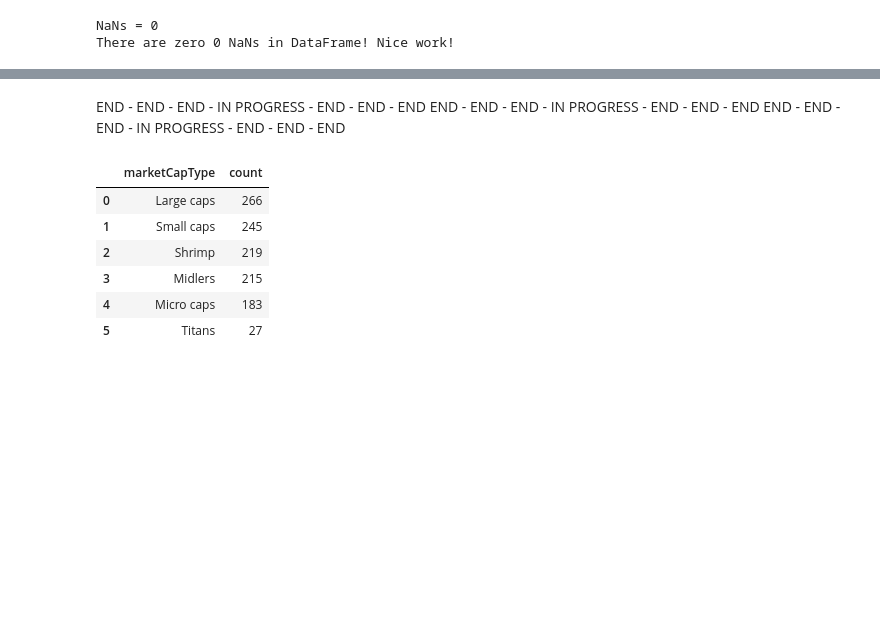
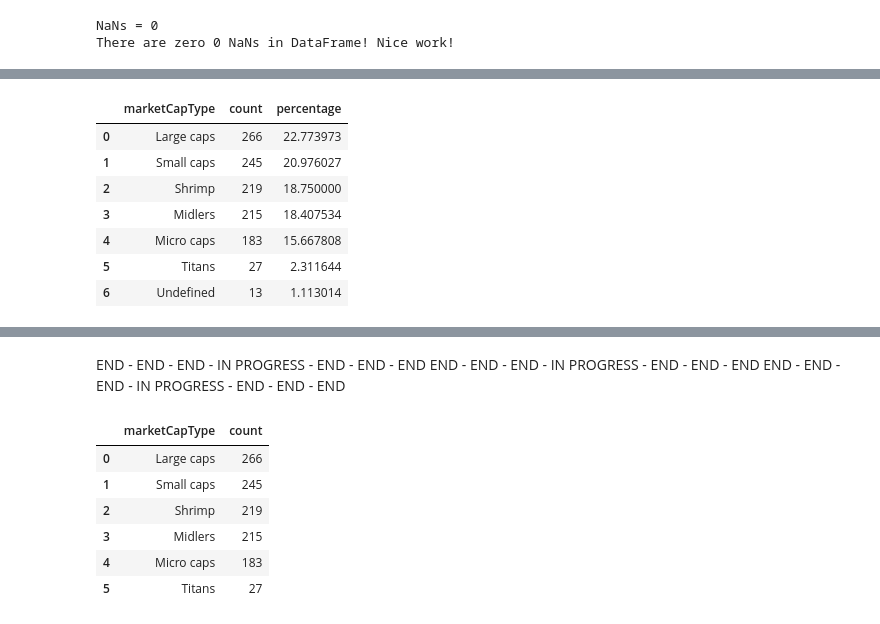
Before and after one commit to sudz4/dark-trader, a Jupyter notebook: stock_screener_TV.ipynb, the cells around one changed output, grey strips where cells are left out. Cells and saved outputs as stored; diff of their text form; code cells hidden in the pictures; blank space fills up the shorter version.

```diff
--- a/stock_screener_TV.ipynb
+++ b/stock_screener_TV.ipynb
@@ -228,0 +120,18 @@ plt.show()
+# %%
+mc_groups = trading_view_raw_df['marketCapType'].value_counts().reset_index()
+mc_groups.columns = ['marketCapType', 'count']  # Rename columns for clarity
+
+# Calculate percentage for each market cap type and add it to the DataFrame
+mc_groups['percentage'] = (mc_groups['count'] / mc_groups['count'].sum()) * 100
+
+# Display the enhanced DataFrame
+mc_groups
+# %% [output]
+|  | marketCapType | count | percentage |
+| 0 | Large caps | 266 | 22.773973 |
+| 1 | Small caps | 245 | 20.976027 |
+| 2 | Shrimp | 219 | 18.750000 |
+| 3 | Midlers | 215 | 18.407534 |
+| 4 | Micro caps | 183 | 15.667808 |
+| 5 | Titans | 27 | 2.311644 |
+| 6 | Undefined | 13 | 1.113014 |
```
Also changed, not shown: parts of 11 cells of this notebook.
